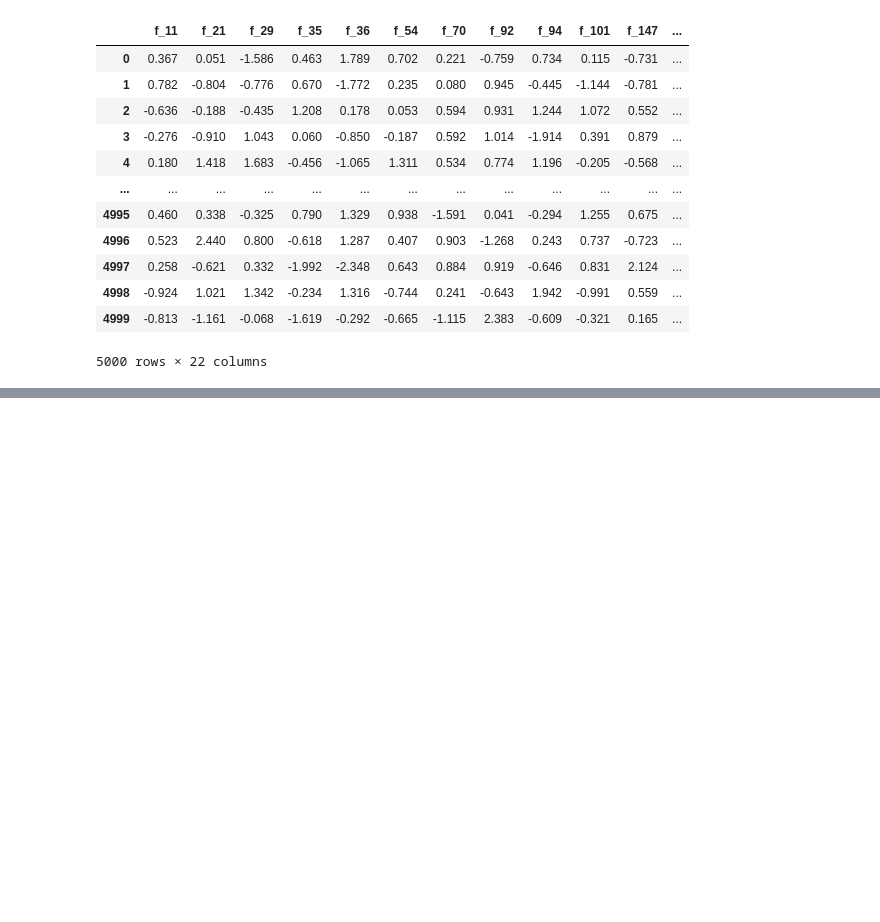
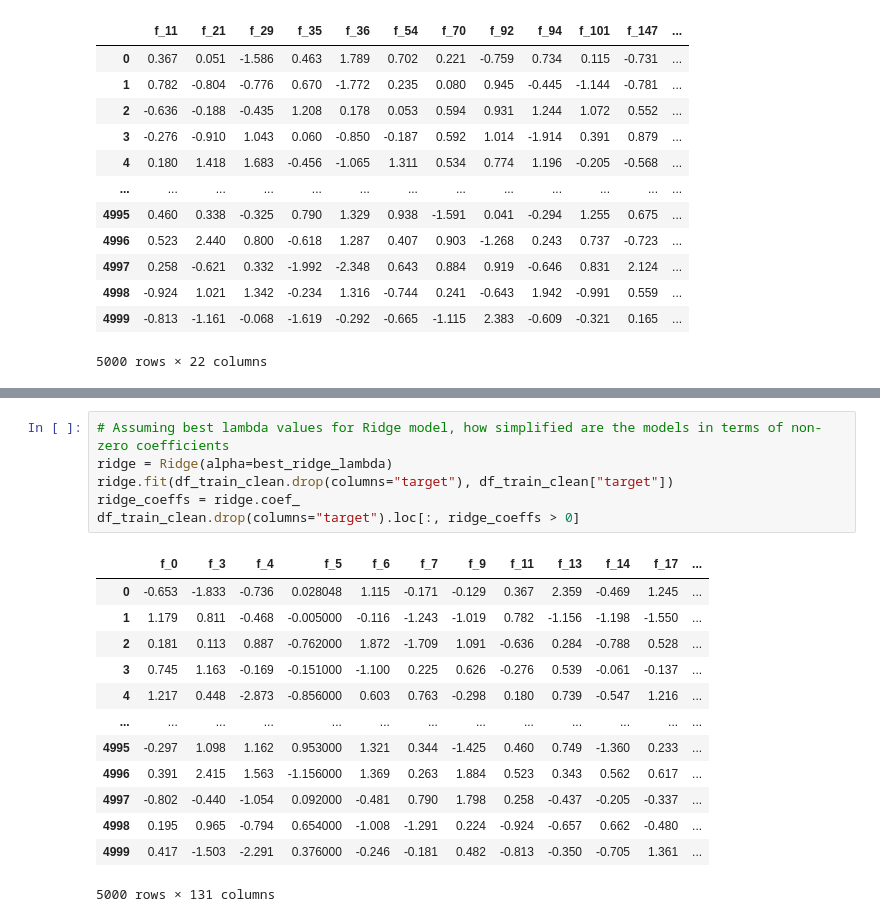
Before and after one commit to MeetPatel89/synthetic_pred, a Jupyter notebook: notebooks/explore-0.0.1.ipynb, the cells around one changed output, grey strips where cells are left out. Drawn from its saved outputs; the diff is of its cells as text; blank space fills up the shorter version.

```diff
--- a/notebooks/explore-0.0.1.ipynb
+++ b/notebooks/explore-0.0.1.ipynb
@@ -419,0 +443,20 @@ df_train_clean.drop(columns="target").loc[:, lasso_coeffs[best_lasso_lambda] > 0
+# %%
+# Assuming best lambda values for Ridge model, how simplified are the models in terms of non-zero coefficients
+ridge = Ridge(alpha=best_ridge_lambda)
+ridge.fit(df_train_clean.drop(columns="target"), df_train_clean["target"])
+ridge_coeffs = ridge.coef_
+df_train_clean.drop(columns="target").loc[:, ridge_coeffs > 0]
+# %% [output]
+|  | f_0 | f_3 | f_4 | f_5 | f_6 | f_7 | f_9 | f_11 | f_13 | f_14 | f_17 | ... |
+| 0 | -0.653 | -1.833 | -0.736 | 0.028048 | 1.115 | -0.171 | -0.129 | 0.367 | 2.359 | -0.469 | 1.245 | ... |
+| 1 | 1.179 | 0.811 | -0.468 | -0.005000 | -0.116 | -1.243 | -1.019 | 0.782 | -1.156 | -1.198 | -1.550 | ... |
+| 2 | 0.181 | 0.113 | 0.887 | -0.762000 | 1.872 | -1.709 | 1.091 | -0.636 | 0.284 | -0.788 | 0.528 | ... |
+| 3 | 0.745 | 1.163 | -0.169 | -0.151000 | -1.100 | 0.225 | 0.626 | -0.276 | 0.539 | -0.061 | -0.137 | ... |
+| 4 | 1.217 | 0.448 | -2.873 | -0.856000 | 0.603 | 0.763 | -0.298 | 0.180 | 0.739 | -0.547 | 1.216 | ... |
+| ... | ... | ... | ... | ... | ... | ... | ... | ... | ... | ... | ... | ... |
+| 4995 | -0.297 | 1.098 | 1.162 | 0.953000 | 1.321 | 0.344 | -1.425 | 0.460 | 0.749 | -1.360 | 0.233 | ... |
+| 4996 | 0.391 | 2.415 | 1.563 | -1.156000 | 1.369 | 0.263 | 1.884 | 0.523 | 0.343 | 0.562 | 0.617 | ... |
+| 4997 | -0.802 | -0.440 | -1.054 | 0.092000 | -0.481 | 0.790 | 1.798 | 0.258 | -0.437 | -0.205 | -0.337 | ... |
+| 4998 | 0.195 | 0.965 | -0.794 | 0.654000 | -1.008 | -1.291 | 0.224 | -0.924 | -0.657 | 0.662 | -0.480 | ... |
+| 4999 | 0.417 | -1.503 | -2.291 | 0.376000 | -0.246 | -0.181 | 0.482 | -0.813 | -0.350 | -0.705 | 1.361 | ... |
+5000 rows × 131 columns
```
Also changed, not shown: parts of 12 cells of this notebook, 3 other files.
